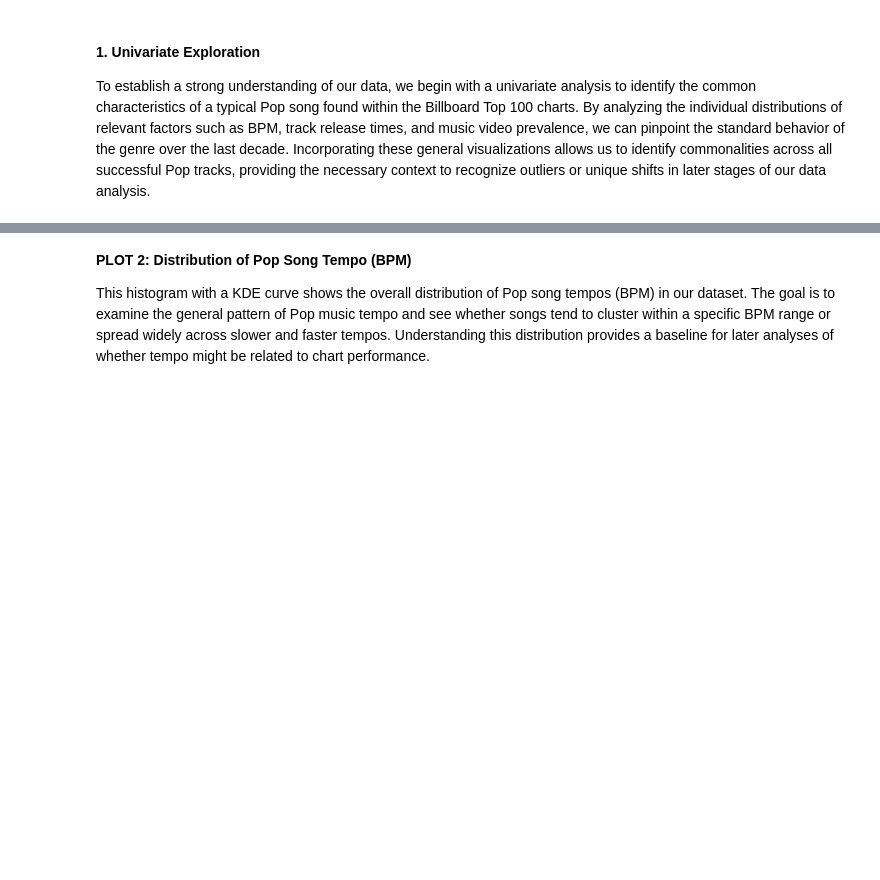
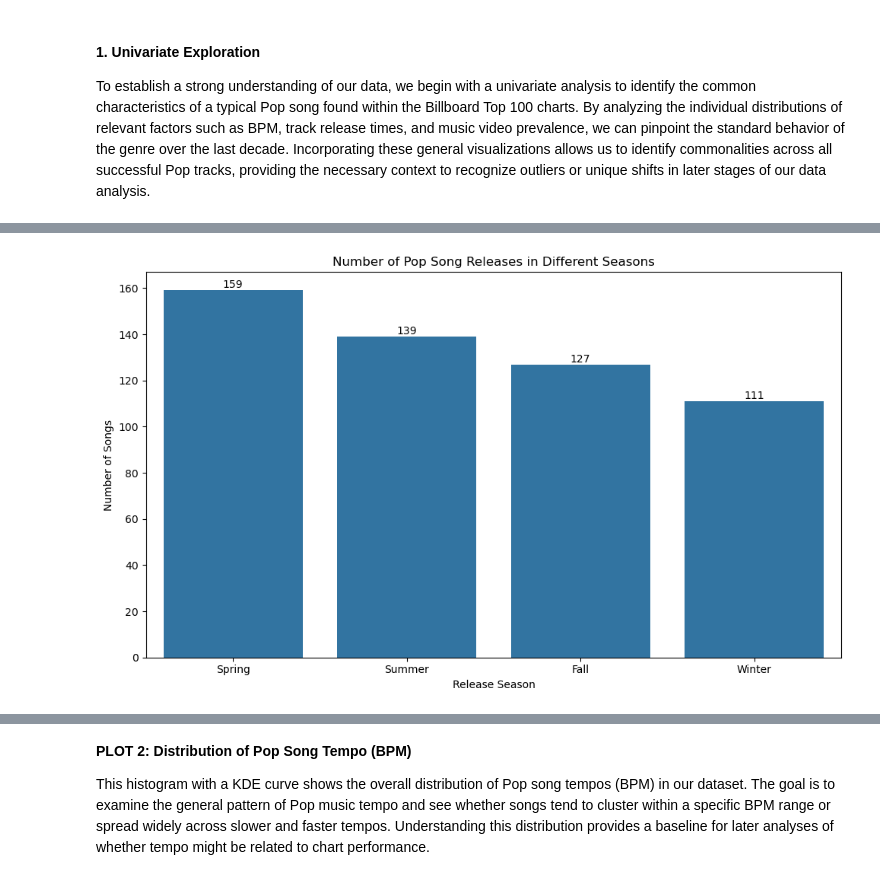
Before and after one commit to COGS108/Group030_WI26, a Jupyter notebook: 02-EDACheckpoint.ipynb, the cells around one changed output, grey strips where cells are left out. Drawn from its saved outputs; the diff is of its cells as text; code cells hidden in the pictures; blank space fills up the shorter version.

```diff
--- a/02-EDACheckpoint.ipynb
+++ b/02-EDACheckpoint.ipynb
@@ -271,0 +269,22 @@ PLOT 1 Analysis/results part
+# %%
+season_order = ["Spring", "Summer", "Fall", "Winter"]
+
+season_counts = (
+    df_pop["Release Season"]
+    .value_counts()
+    .reindex(season_order)
+)
+
+plt.figure(figsize=(10, 6))
+ax = sns.barplot(x=season_counts.index, y=season_counts.values)
+
+for i, v in enumerate(season_counts.values):
+    ax.text(i, v, f"{int(v)}", ha="center", va="bottom")
+
+plt.title("Number of Pop Song Releases in Different Seasons")
+plt.xlabel("Release Season")
+plt.ylabel("Number of Songs")
+plt.tight_layout()
+plt.show()
+# %% [output]
+[figure, added]
```
Also changed, not shown: parts of 19 cells of this notebook.
